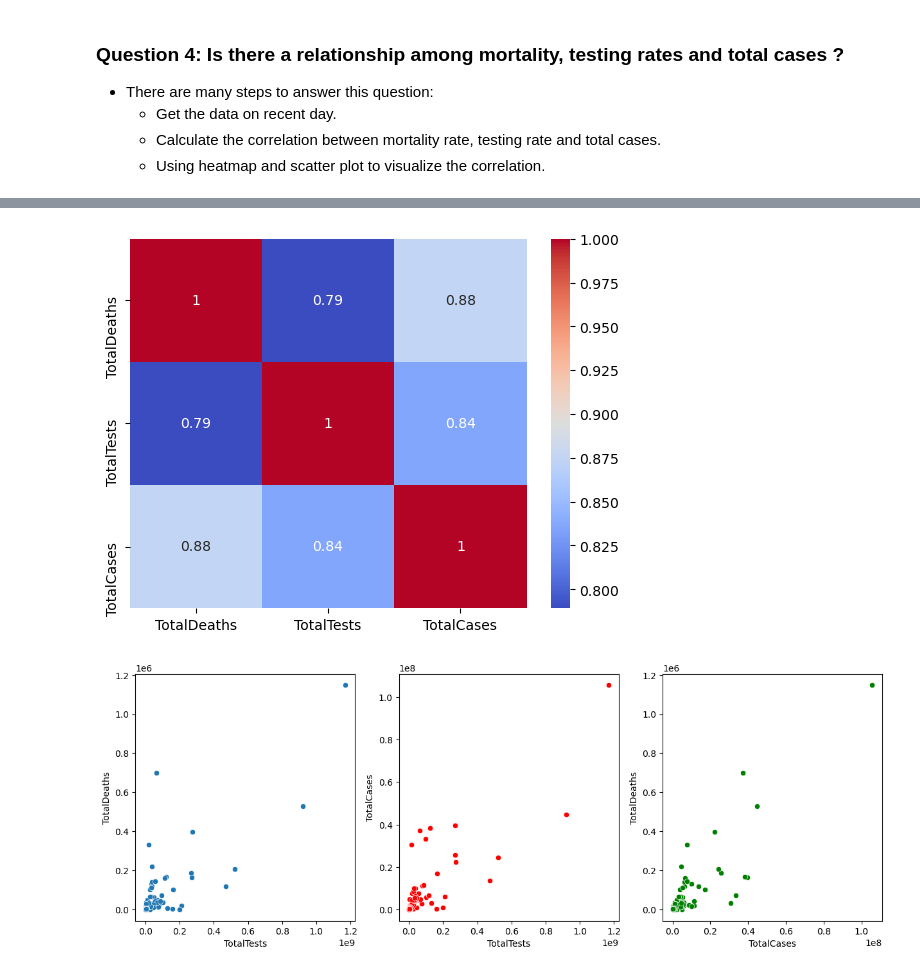
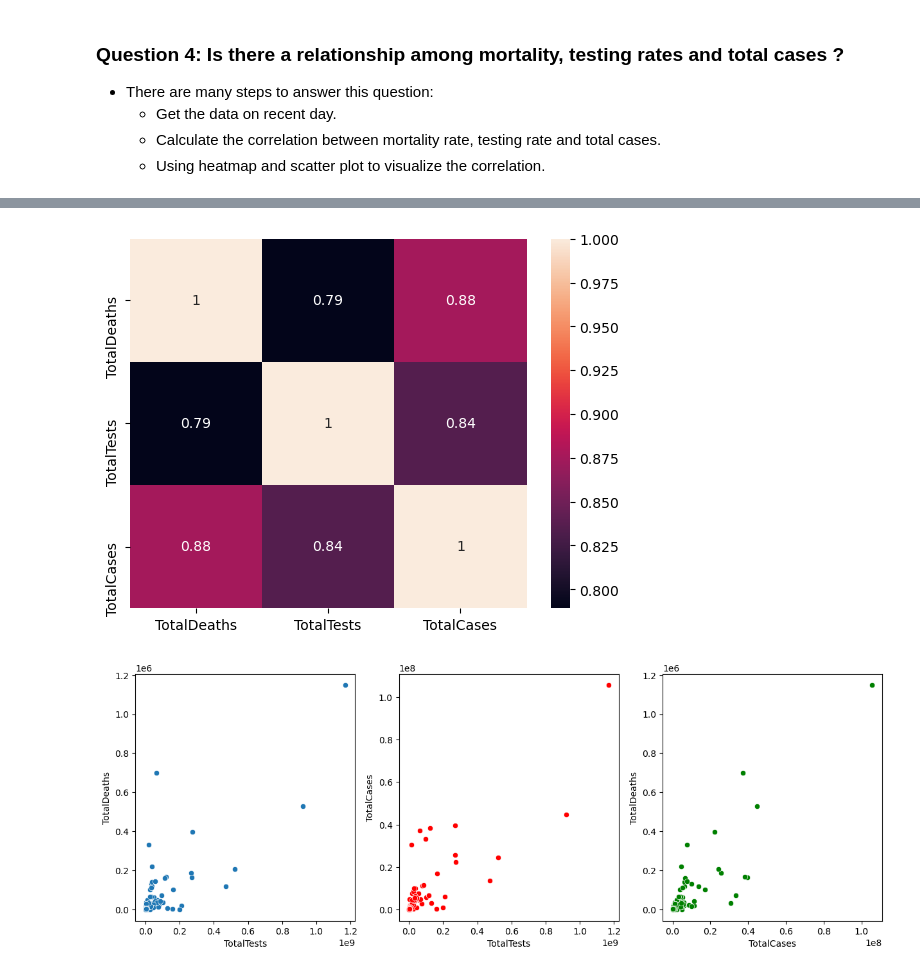
Before and after one commit to nnaaaa/Lab-DataVisualize, a Jupyter notebook: visualize/question4.ipynb, the cells around one changed output, grey strips where cells are left out. Saved outputs shown, nothing was run; the diff lists cells and outputs as text; code cells hidden in the pictures.

```diff
--- a/visualize/question4.ipynb
+++ b/visualize/question4.ipynb
@@ -45,14 +45,14 @@ last_day
 # %%
 df = last_day[['TotalDeaths', 'TotalTests', 'TotalCases']]
 corr_matrix = df.corr()
 
 # plot the correlation matrix as a heatmap
-sns.heatmap(corr_matrix, annot=True, cmap='coolwarm')
+sns.heatmap(corr_matrix, annot=True)
 
 # show the plot
 plt.show()
 # %% [output]
-[figure, old version]
+[figure, new version]
 # %%
 # Visualize the correlation between Total Tests and Total Deaths and Total Cases
 fig, ax = plt.subplots(1, 3, figsize=(15, 5))
```
Also changed, not shown: parts of 1 cell of this notebook, 3 other files.
